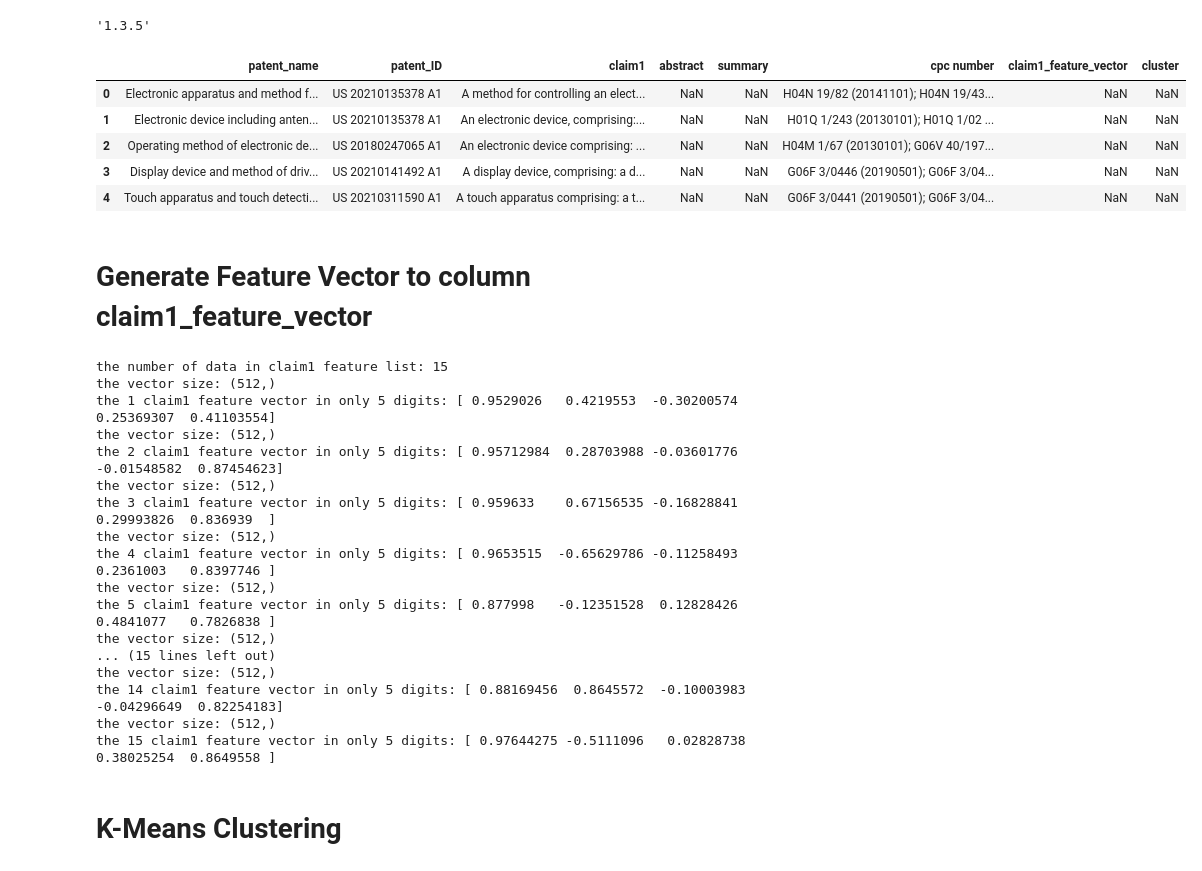
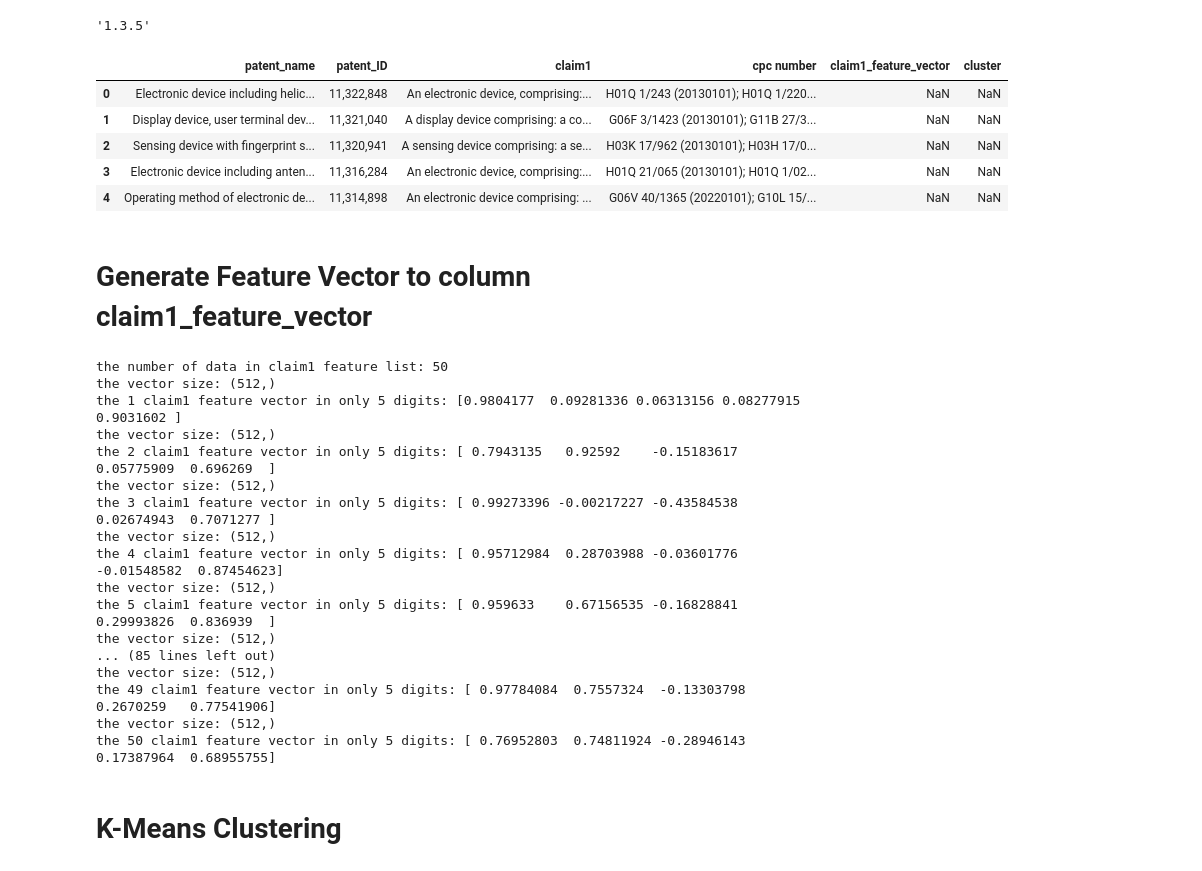
Before and after one commit to wei-yuan/patent_classification, a Jupyter notebook: BertFeatureVectorToCPCNumStat.ipynb, the cells around one changed output. Cells and saved outputs as stored; diff of their text form; code cells hidden in the pictures.

```diff
--- a/BertFeatureVectorToCPCNumStat.ipynb
+++ b/BertFeatureVectorToCPCNumStat.ipynb
@@ -268,15 +271,15 @@ pd.__version__
 # %% [output]
 '1.3.5'
 # %%
-df = pd.read_csv('gdrive/My Drive/out_sourcing/patent_classification/patent_info.csv')
+df = pd.read_csv('gdrive/My Drive/out_sourcing/patent_classification/processed_data/patent_info_50.csv')
 df.head()
 # %% [output]
-|  | patent_name | patent_ID | claim1 | abstract | summary | cpc number | claim1_feature_vector | cluster |
-| 0 | Electronic apparatus and method f... | US 20210135378 A1 | A method for controlling an elect... | NaN | NaN | H04N 19/82 (20141101); H04N 19/43... | NaN | NaN |
-| 1 | Electronic device including anten... | US 20210135378 A1 | An electronic device, comprising:... | NaN | NaN | H01Q 1/243 (20130101); H01Q 1/02 ... | NaN | NaN |
-| 2 | Operating method of electronic de... | US 20180247065 A1 | An electronic device comprising: ... | NaN | NaN | H04M 1/67 (20130101); G06V 40/197... | NaN | NaN |
-| 3 | Display device and method of driv... | US 20210141492 A1 | A display device, comprising: a d... | NaN | NaN | G06F 3/0446 (20190501); G06F 3/04... | NaN | NaN |
-| 4 | Touch apparatus and touch detecti... | US 20210311590 A1 | A touch apparatus comprising: a t... | NaN | NaN | G06F 3/0441 (20190501); G06F 3/04... | NaN | NaN |
+|  | patent_name | patent_ID | claim1 | cpc number | claim1_feature_vector | cluster |
+| 0 | Electronic device including helic... | 11,322,848 | An electronic device, comprising:... | H01Q 1/243 (20130101); H01Q 1/220... | NaN | NaN |
+| 1 | Display device, user terminal dev... | 11,321,040 | A display device comprising: a co... | G06F 3/1423 (20130101); G11B 27/3... | NaN | NaN |
+| 2 | Sensing device with fingerprint s... | 11,320,941 | A sensing device comprising: a se... | H03K 17/962 (20130101); H03H 17/0... | NaN | NaN |
+| 3 | Electronic device including anten... | 11,316,284 | An electronic device, comprising:... | H01Q 21/065 (20130101); H01Q 1/02... | NaN | NaN |
+| 4 | Operating method of electronic de... | 11,314,898 | An electronic device comprising: ... | G06V 40/1365 (20220101); G10L 15/... | NaN | NaN |
 # %% [markdown]
 # Generate Feature Vector to column claim1_feature_vector
 # %%
@@ -295,23 +298,23 @@ for index, vector in enumerate(claim1_feature_vector_list, start = 1):
     print(f"the vector size: {vector.shape}")
     print(f"the {index} claim1 feature vector in only {length} digits: {vector[:length]}")
 # %% [output]
-the number of data in claim1 feature list: 15
+the number of data in claim1 feature list: 50
 the vector size: (512,)
-the 1 claim1 feature vector in only 5 digits: [ 0.9529026   0.4219553  -0.30200574  0.25369307  0.41103554]
+the 1 claim1 feature vector in only 5 digits: [0.9804177  0.09281336 0.06313156 0.08277915 0.9031602 ]
 the vector size: (512,)
-the 2 claim1 feature vector in only 5 digits: [ 0.95712984  0.28703988 -0.03601776 -0.01548582  0.87454623]
+the 2 claim1 feature vector in only 5 digits: [ 0.7943135   0.92592    -0.15183617  0.05775909  0.696269  ]
 the vector size: (512,)
-the 3 claim1 feature vector in only 5 digits: [ 0.959633    0.67156535 -0.16828841  0.29993826  0.836939  ]
+the 3 claim1 feature vector in only 5 digits: [ 0.99273396 -0.00217227 -0.43584538  0.02674943  0.7071277 ]
 the vector size: (512,)
-the 4 claim1 feature vector in only 5 digits: [ 0.9653515  -0.65629786 -0.11258493  0.2361003   0.8397746 ]
+the 4 claim1 feature vector in only 5 digits: [ 0.95712984  0.28703988 -0.03601776 -0.01548582  0.87454623]
 the vector size: (512,)
-the 5 claim1 feature vector in only 5 digits: [ 0.877998   -0.12351528  0.12828426  0.4841077   0.7826838 ]
+the 5 claim1 feature vector in only 5 digits: [ 0.959633    0.67156535 -0.16828841  0.29993826  0.836939  ]
 the vector size: (512,)
-... (15 lines left out)
+... (85 lines left out)
 the vector size: (512,)
-the 14 claim1 feature vector in only 5 digits: [ 0.88169456  0.8645572  -0.10003983 -0.04296649  0.82254183]
+the 49 claim1 feature vector in only 5 digits: [ 0.97784084  0.7557324  -0.13303798  0.2670259   0.77541906]
 the vector size: (512,)
-the 15 claim1 feature vector in only 5 digits: [ 0.97644275 -0.5111096   0.02828738  0.38025254  0.8649558 ]
+the 50 claim1 feature vector in only 5 digits: [ 0.76952803  0.74811924 -0.28946143  0.17387964  0.68955755]
 # %% [markdown]
 # K-Means Clustering
 # %%
```
Also changed, not shown: parts of 21 cells of this notebook.
